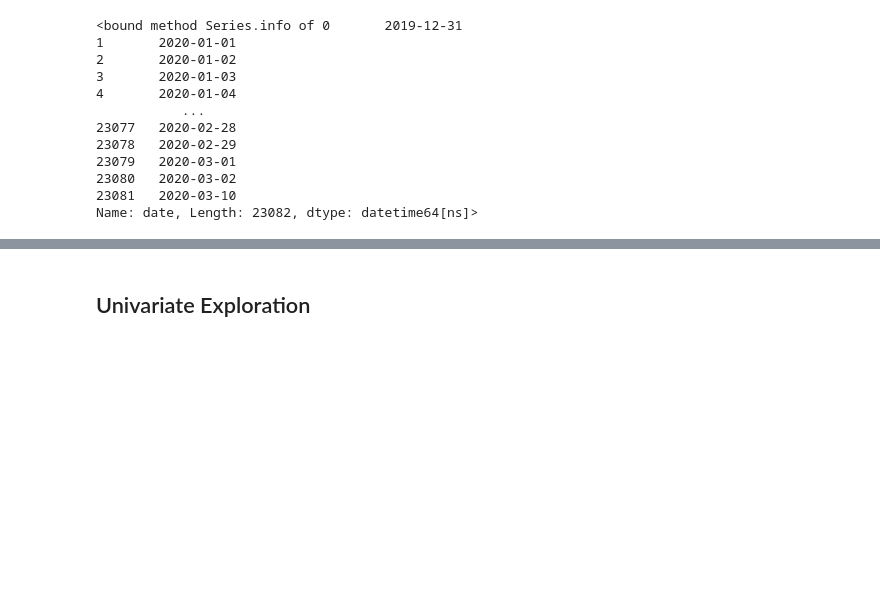
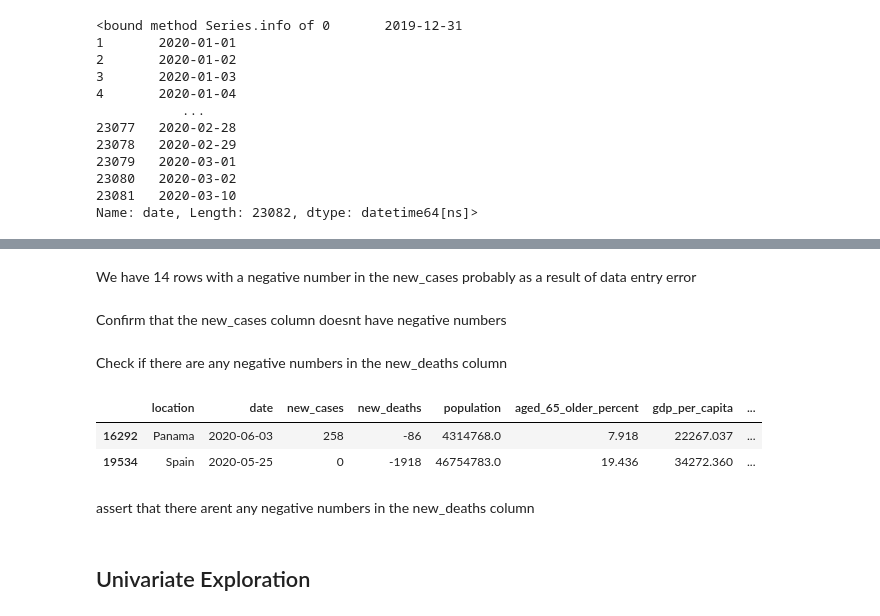
Before and after one commit to zadmainda/covid-MiniDataset, a Jupyter notebook: covid data.ipynb, the cells around one changed output, grey strips where cells are left out. Cells and saved outputs as stored; diff of their text form; code cells hidden in the pictures; blank space fills up the shorter version.

```diff
--- a/covid data.ipynb
+++ b/covid data.ipynb
@@ -271,0 +255,2 @@ clean_df.iloc[: 3]
+# %% [markdown]
+We have 14 rows with a negative number in the new_cases probably as a result of data entry error
@@ -271,0 +259,2 @@ clean_df.iloc[: 3]
+# %% [markdown]
+Confirm that the new_cases column doesnt have negative numbers
@@ -271,0 +263,8 @@ clean_df.iloc[: 3]
+# %% [markdown]
+Check if there are any negative numbers in the new_deaths column
+# %%
+clean_df[clean_df['new_deaths'] < 0]
+# %% [output]
+|  | location | date | new_cases | new_deaths | population | aged_65_older_percent | gdp_per_capita | ... |
+| 16292 | Panama | 2020-06-03 | 258 | -86 | 4314768.0 | 7.918 | 22267.037 | ... |
+| 19534 | Spain | 2020-05-25 | 0 | -1918 | 46754783.0 | 19.436 | 34272.360 | ... |
@@ -271,0 +273,2 @@ clean_df.iloc[: 3]
+# %% [markdown]
+assert that there arent any negative numbers in the new_deaths column
```
Also changed, not shown: parts of 72 cells of this notebook.
